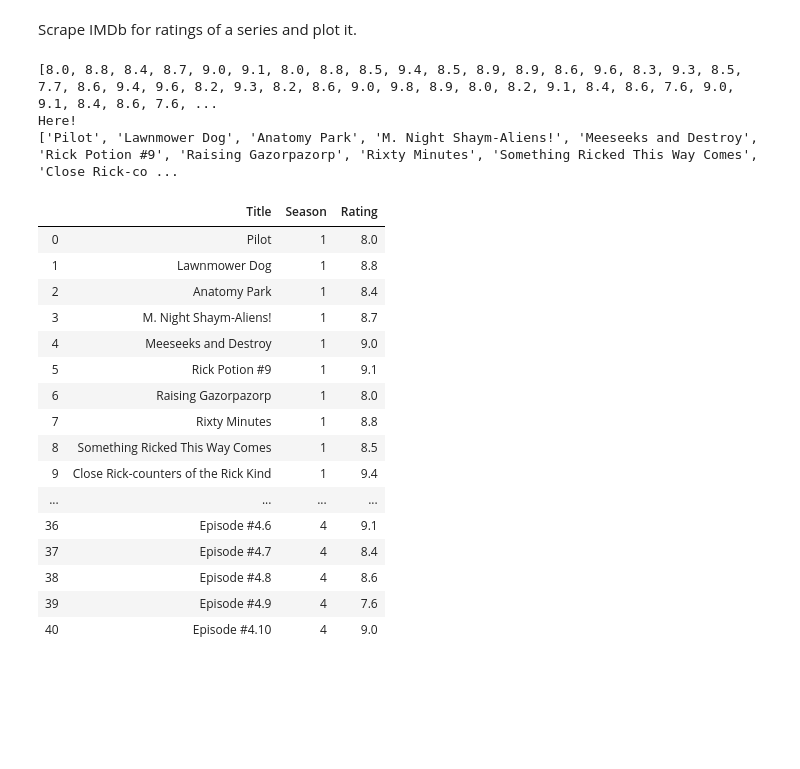
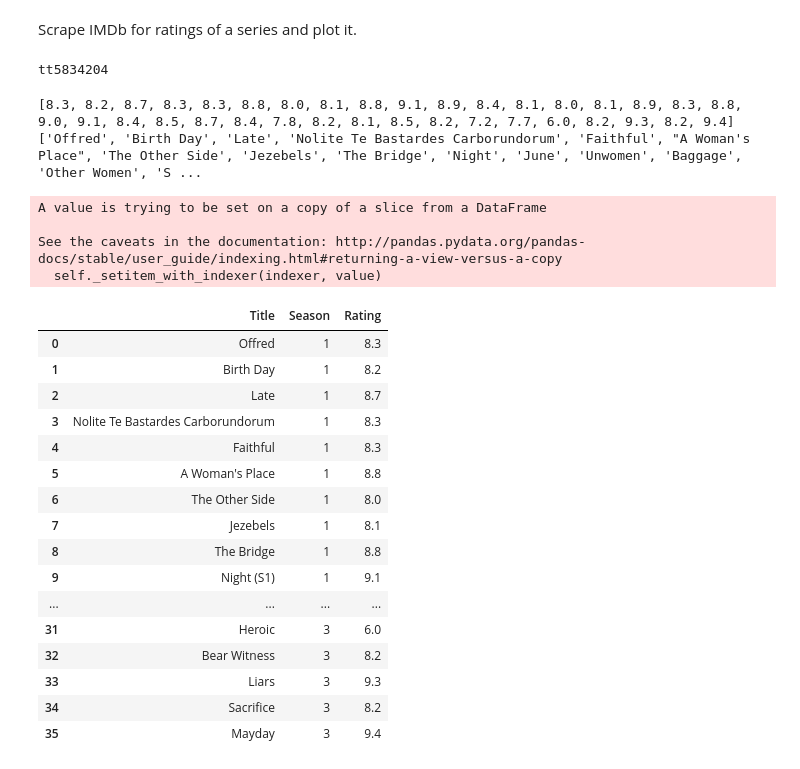
Before and after one commit to sebastianden/series_imdb_scraper, a Jupyter notebook: IMDbScraper.ipynb, the cells around one changed output. Cells and saved outputs as stored; diff of their text form; code cells hidden in the pictures; blank space fills up the shorter version.

```diff
--- a/IMDbScraper.ipynb
+++ b/IMDbScraper.ipynb
@@ -86,5 +15,22 @@ imdbID = 'tt2861424'
+# %%
+# Get IMDb ID
+
+inp = "the handmaids tail"
+# Turn input into IMDb search url
+inp = inp.replace(' ', '+')
+search_url = "https://www.imdb.com/find?q={0}&ref_=nv_sr_sm".format(inp)
+
+# Scrape search url for the IMDb ID of first search result
+resp = requests.get(search_url)
+soup = BeautifulSoup(resp.text)
+
+imdbid = soup.find('td',{'class':'result_text'}).find('a',href=True)
+imdbid = str(imdbid)[16:25]
+print(imdbid)
+# %% [output]
+tt5834204
 # %%
-num_seasons = 5
+num_seasons = 3
 season = range(1,num_seasons+1)
 titles = []
 ratings = []
@@ -92,7 +38,7 @@ s_data = []
 
 
 for s in season:
-    url = 'https://www.imdb.com/title/{}/episodes?season={}'.format(imdbID, s)
+    url = 'https://www.imdb.com/title/{}/episodes?season={}'.format(imdbid, s)
 
     resp = requests.get(url)
     soup = BeautifulSoup(resp.text)
@@ -103,52 +49,55 @@ for s in season:
     for x in title_list:
         titles.append(x.text)
         s_data.append(s)
 
     for x in rating_list:
         #print(x.text)
         if len(x.text)==3:
             ratings.append(float(x.text))
 
 print(ratings)
 # Check if number of ratings and names are the same
 if len(ratings)!=len(titles):
     print("Here!")
     titles = titles[:len(ratings)]
     s_data = s_data[:len(ratings)]
 
 
 print(titles)
 
 d = {'Title':titles,'Season':s_data,'Rating':ratings}
 df = pd.DataFrame(d)
 
 # If duplicates in title add season number
 dup = df['Title'].duplicated(keep=False)
 if not df[dup].empty:
     df['Title'].loc[dup] = df[dup].apply(lambda x: str(x.Title)+' (S'+str(x.Season)+')',axis=1)
 
 df
 # %% [output]
-[8.0, 8.8, 8.4, 8.7, 9.0, 9.1, 8.0, 8.8, 8.5, 9.4, 8.5, 8.9, 8.9, 8.6, 9.6, 8.3, 9.3, 8.5, 7.7, 8.6, 9.4, 9.6, 8.2, 9.3, 8.2, 8.6, 9.0, 9.8, 8.9, 8.0, 8.2, 9.1, 8.4, 8.6, 7.6, 9.0, 9.1, 8.4, 8.6, 7.6, ...
-Here!
-['Pilot', 'Lawnmower Dog', 'Anatomy Park', 'M. Night Shaym-Aliens!', 'Meeseeks and Destroy', 'Rick Potion #9', 'Raising Gazorpazorp', 'Rixty Minutes', 'Something Ricked This Way Comes', 'Close Rick-co ...
+[8.3, 8.2, 8.7, 8.3, 8.3, 8.8, 8.0, 8.1, 8.8, 9.1, 8.9, 8.4, 8.1, 8.0, 8.1, 8.9, 8.3, 8.8, 9.0, 9.1, 8.4, 8.5, 8.7, 8.4, 7.8, 8.2, 8.1, 8.5, 8.2, 7.2, 7.7, 6.0, 8.2, 9.3, 8.2, 9.4]
+['Offred', 'Birth Day', 'Late', 'Nolite Te Bastardes Carborundorum', 'Faithful', "A Woman's Place", 'The Other Side', 'Jezebels', 'The Bridge', 'Night', 'June', 'Unwomen', 'Baggage', 'Other Women', 'S ...
+A value is trying to be set on a copy of a slice from a DataFrame
+
+See the caveats in the documentation: http://pandas.pydata.org/pandas-docs/stable/user_guide/indexing.html#returning-a-view-versus-a-copy
+  self._setitem_with_indexer(indexer, value)
 |  | Title | Season | Rating |
-| 0 | Pilot | 1 | 8.0 |
-| 1 | Lawnmower Dog | 1 | 8.8 |
-| 2 | Anatomy Park | 1 | 8.4 |
-| 3 | M. Night Shaym-Aliens! | 1 | 8.7 |
-| 4 | Meeseeks and Destroy | 1 | 9.0 |
-| 5 | Rick Potion #9 | 1 | 9.1 |
-| 6 | Raising Gazorpazorp | 1 | 8.0 |
-| 7 | Rixty Minutes | 1 | 8.8 |
-| 8 | Something Ricked This Way Comes | 1 | 8.5 |
-| 9 | Close Rick-counters of the Rick Kind | 1 | 9.4 |
+| 0 | Offred | 1 | 8.3 |
+| 1 | Birth Day | 1 | 8.2 |
+| 2 | Late | 1 | 8.7 |
+| 3 | Nolite Te Bastardes Carborundorum | 1 | 8.3 |
+| 4 | Faithful | 1 | 8.3 |
+| 5 | A Woman's Place | 1 | 8.8 |
+| 6 | The Other Side | 1 | 8.0 |
+| 7 | Jezebels | 1 | 8.1 |
+| 8 | The Bridge | 1 | 8.8 |
+| 9 | Night (S1) | 1 | 9.1 |
 | ... | ... | ... | ... |
-| 36 | Episode #4.6 | 4 | 9.1 |
-| 37 | Episode #4.7 | 4 | 8.4 |
-| 38 | Episode #4.8 | 4 | 8.6 |
-| 39 | Episode #4.9 | 4 | 7.6 |
-| 40 | Episode #4.10 | 4 | 9.0 |
+| 31 | Heroic | 3 | 6.0 |
+| 32 | Bear Witness | 3 | 8.2 |
+| 33 | Liars | 3 | 9.3 |
+| 34 | Sacrifice | 3 | 8.2 |
+| 35 | Mayday | 3 | 9.4 |
 # %%
 plt.figure(figsize=(14,8))
 g = sns.pointplot(x='Title', y='Rating',
```
Also changed, not shown: parts of 2 cells of this notebook.
